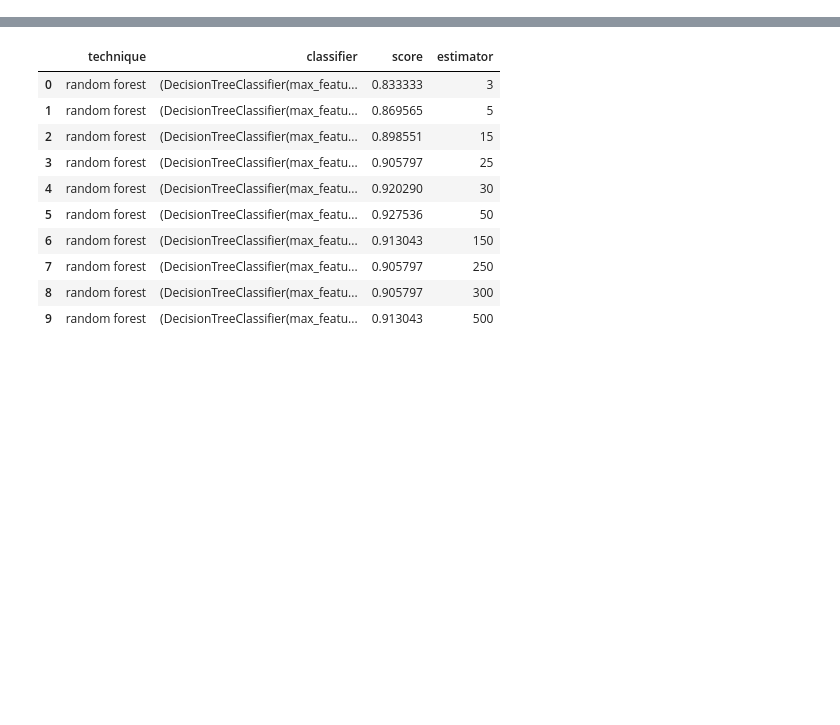
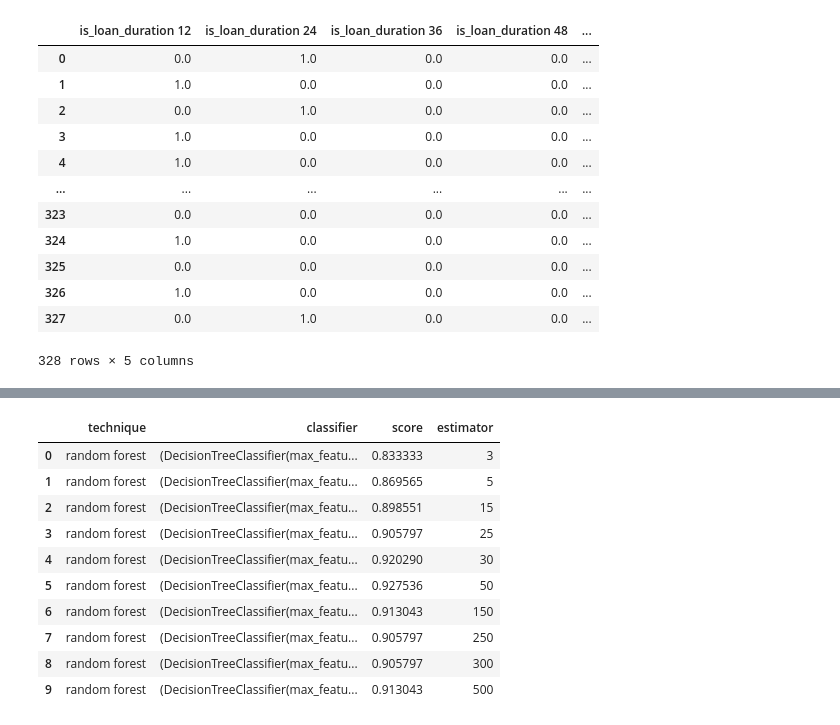
Before and after one commit to joaonmatos/feup-machine-learning, a Jupyter notebook: classifiers.ipynb, the cells around one changed output, grey strips where cells are left out. Saved outputs shown, nothing was run; the diff lists cells and outputs as text; code cells hidden in the pictures; blank space fills up the shorter version.

```diff
--- a/classifiers.ipynb
+++ b/classifiers.ipynb
@@ -5,0 +77,29 @@ train_labels = train_dataset.loan_status
+# %%
+# One-hot encoder
+
+from sklearn.preprocessing import OneHotEncoder
+
+train_dataset_to_hotencode = train_dataset[["loan_duration"]]
+
+encoder = OneHotEncoder(sparse=False)
+res = encoder.fit(train_dataset_to_hotencode)
+
+column_names = [f"is_loan_duration {duration_val}" for duration_val in res.categories_[0]]
+
+hot_encoded_train_dataset = pd.DataFrame(res.transform(train_dataset_to_hotencode), columns = column_names)
+
+hot_encoded_train_dataset
+# %% [output]
+|  | is_loan_duration 12 | is_loan_duration 24 | is_loan_duration 36 | is_loan_duration 48 | ... |
+| 0 | 0.0 | 1.0 | 0.0 | 0.0 | ... |
+| 1 | 1.0 | 0.0 | 0.0 | 0.0 | ... |
+| 2 | 0.0 | 1.0 | 0.0 | 0.0 | ... |
+| 3 | 1.0 | 0.0 | 0.0 | 0.0 | ... |
+| 4 | 1.0 | 0.0 | 0.0 | 0.0 | ... |
+| ... | ... | ... | ... | ... | ... |
+| 323 | 0.0 | 0.0 | 0.0 | 0.0 | ... |
+| 324 | 1.0 | 0.0 | 0.0 | 0.0 | ... |
+| 325 | 0.0 | 0.0 | 0.0 | 0.0 | ... |
+| 326 | 1.0 | 0.0 | 0.0 | 0.0 | ... |
+| 327 | 0.0 | 1.0 | 0.0 | 0.0 | ... |
+328 rows × 5 columns
```
Also changed, not shown: parts of 5 cells of this notebook, 1 other file.
